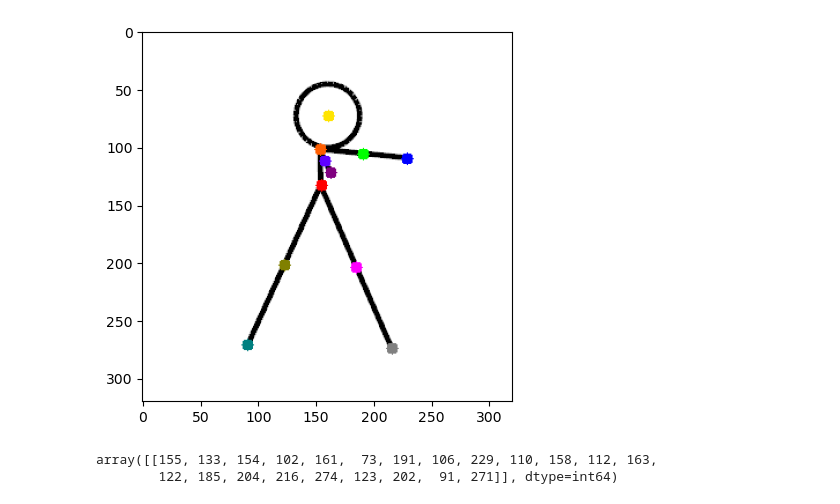
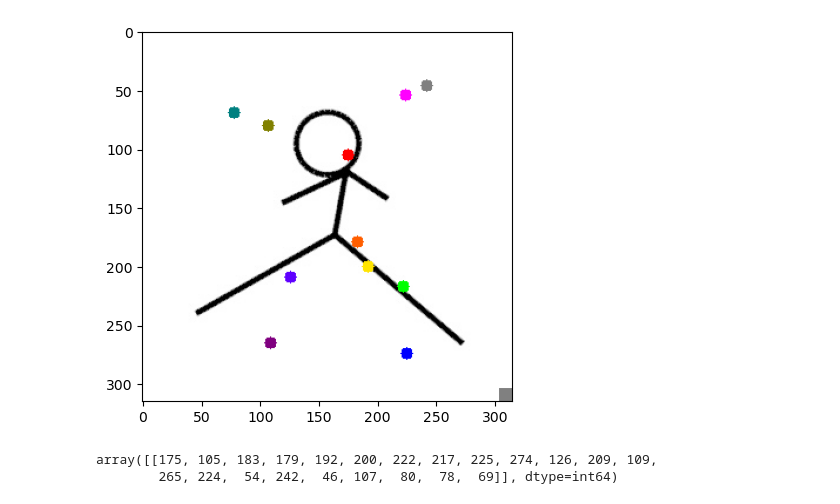
Before and after one commit to leesihoo0919/CG-LAB-Stick-Figure, a Jupyter notebook: DT_cnn.ipynb, the cells around one changed output. Saved outputs shown, nothing was run; the diff lists cells and outputs as text; code cells hidden in the pictures.

```diff
--- a/DT_cnn.ipynb
+++ b/DT_cnn.ipynb
@@ -285,5 +285,5 @@ plt.show()
 # %%
-imageFile = './image_ex/sf012600.png'
+imageFile = './image_ex/sf_t.png'
 X_ex_image = cv2.imread(imageFile)
 
 # 각 관절 위치 값 저장
@@ -307,33 +307,33 @@ lk_x = int(round(data[14]))
 lk_y = int(round(data[15]))
 lf_x = int(round(data[16]))
 lf_y = int(round(data[17]))
 rk_x = int(round(data[18]))
 rk_y = int(round(data[19]))
 rf_x = int(round(data[20]))
 rf_y = int(round(data[21]))
 
 
 
 cv2.circle(X_ex_image,(c1_x,c1_y), radius=5, color=(0,0,255), thickness=-1)  #빨
 cv2.circle(X_ex_image,(c2_x,c2_y), radius=5, color=(0,94,255), thickness=-1)  #주
 cv2.circle(X_ex_image,(c3_x,c3_y), radius=5, color=(0,228,255), thickness=-1) #노
 cv2.circle(X_ex_image,(le_x,le_y), radius=5, color=(0,255,0), thickness=-1)  #초
 cv2.circle(X_ex_image,(lh_x,lh_y), radius=5, color=(255,0,0), thickness=-1)  #파
 cv2.circle(X_ex_image,(re_x,re_y), radius=5, color=(255,0,95), thickness=-1)
 cv2.circle(X_ex_image,(rh_x,rh_y), radius=5, color=(128,0,128), thickness=-1)
 cv2.circle(X_ex_image,(lk_x,lk_y), radius=5, color=(255,0,255), thickness=-1)
 cv2.circle(X_ex_image,(lf_x,lf_y), radius=5, color=(128,128,128), thickness=-1)
 cv2.circle(X_ex_image,(rk_x,rk_y), radius=5, color=(0,128,128), thickness=-1)
 cv2.circle(X_ex_image,(rf_x,rf_y), radius=5, color=(128,128,0), thickness=-1)
 
 
 img = cv2.cvtColor(X_ex_image, cv2.COLOR_BGR2RGB)
 
 #이미지, 점 출력
 plt.imshow(img)
 plt.show()
 y_ex
 # %% [output]
-[figure, old version]
+[figure, new version]
-array([[155, 133, 154, 102, 161,  73, 191, 106, 229, 110, 158, 112, 163,
-        122, 185, 204, 216, 274, 123, 202,  91, 271]], dtype=int64)
+array([[175, 105, 183, 179, 192, 200, 222, 217, 225, 274, 126, 209, 109,
+        265, 224,  54, 242,  46, 107,  80,  78,  69]], dtype=int64)
```
Also changed, not shown: parts of 4 cells of this notebook, 2 other files.
